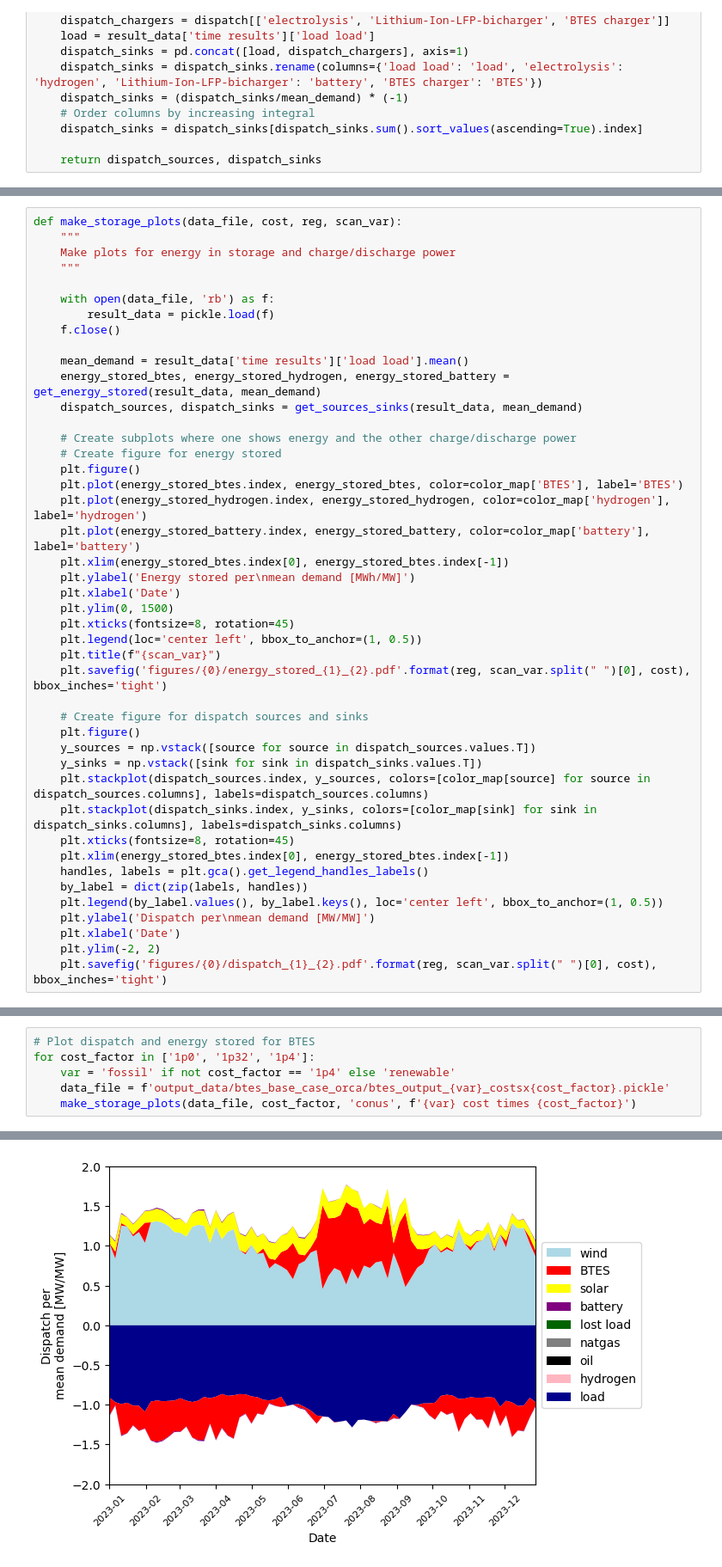
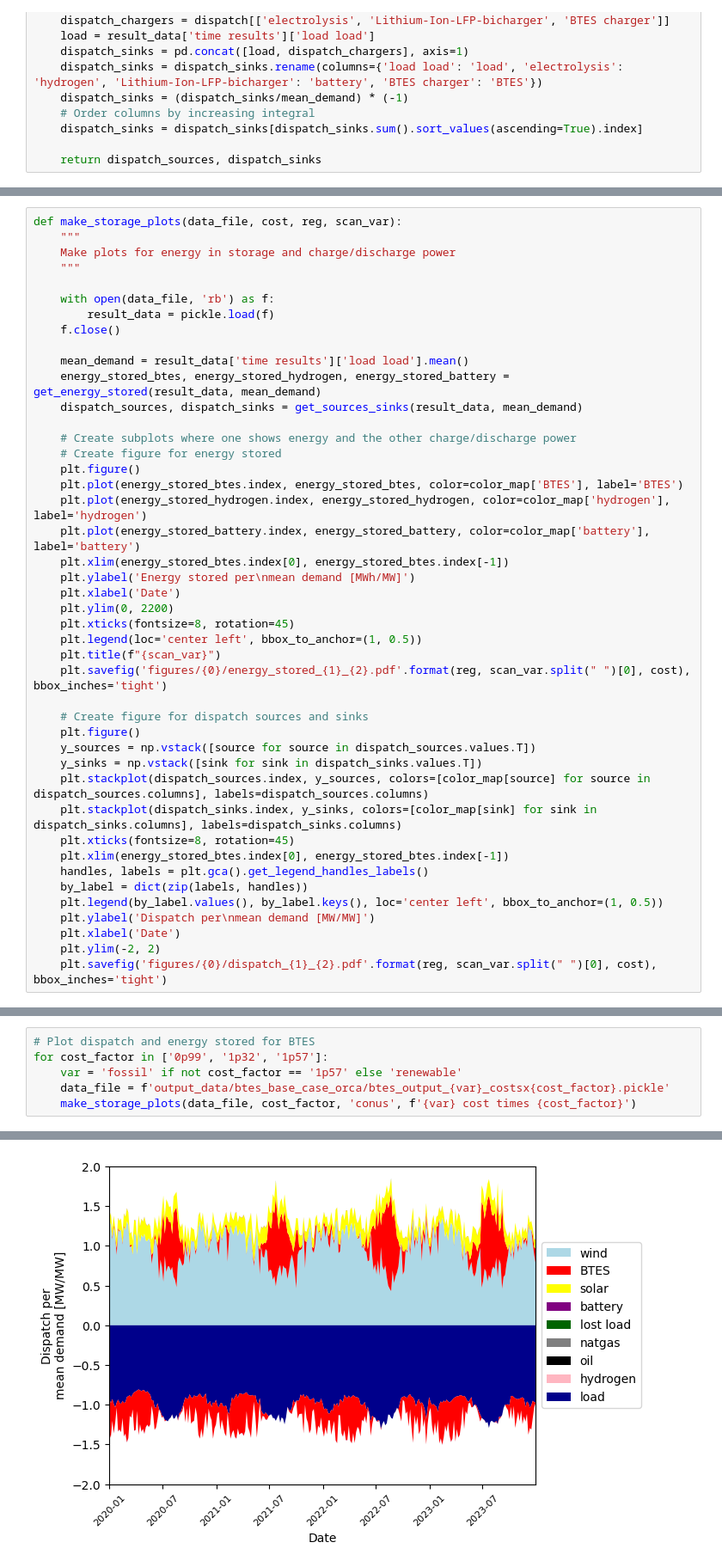
Before and after one commit to carnegie/clab_underground_th_storage, a Jupyter notebook: plot_results.ipynb, the cells around one changed output, grey strips where cells are left out. Shown at 86% size. Drawn from its saved outputs; the diff is of its cells as text.

```diff
--- a/plot_results.ipynb
+++ b/plot_results.ipynb
@@ -169,7 +169,7 @@ def make_storage_plots(data_file, cost, reg, scan_var):
     plt.xlim(energy_stored_btes.index[0], energy_stored_btes.index[-1])
     plt.ylabel('Energy stored per\nmean demand [MWh/MW]')
     plt.xlabel('Date')
-    plt.ylim(0, 1500)
+    plt.ylim(0, 2200)
     plt.xticks(fontsize=8, rotation=45)
     plt.legend(loc='center left', bbox_to_anchor=(1, 0.5))
     plt.title(f"{scan_var}")
@@ -199,7 +200,7 @@ for tech in ['fossil', 'renewable']: #'BTES',
 # %%
 # Plot dispatch and energy stored for BTES
-for cost_factor in ['1p0', '1p32', '1p4']:
-    var = 'fossil' if not cost_factor == '1p4' else 'renewable'
+for cost_factor in ['0p99', '1p32', '1p57']:
+    var = 'fossil' if not cost_factor == '1p57' else 'renewable'
     data_file = f'output_data/btes_base_case_orca/btes_output_{var}_costsx{cost_factor}.pickle'
     make_storage_plots(data_file, cost_factor, 'conus', f'{var} cost times {cost_factor}')
 # %% [output]
@@ -209 +210 @@ for cost_factor in ['1p0', '1p32', '1p4']:
-[figure, old version]
+[figure, new version]
```
Also changed, not shown: parts of 4 cells of this notebook, 2 other files.
